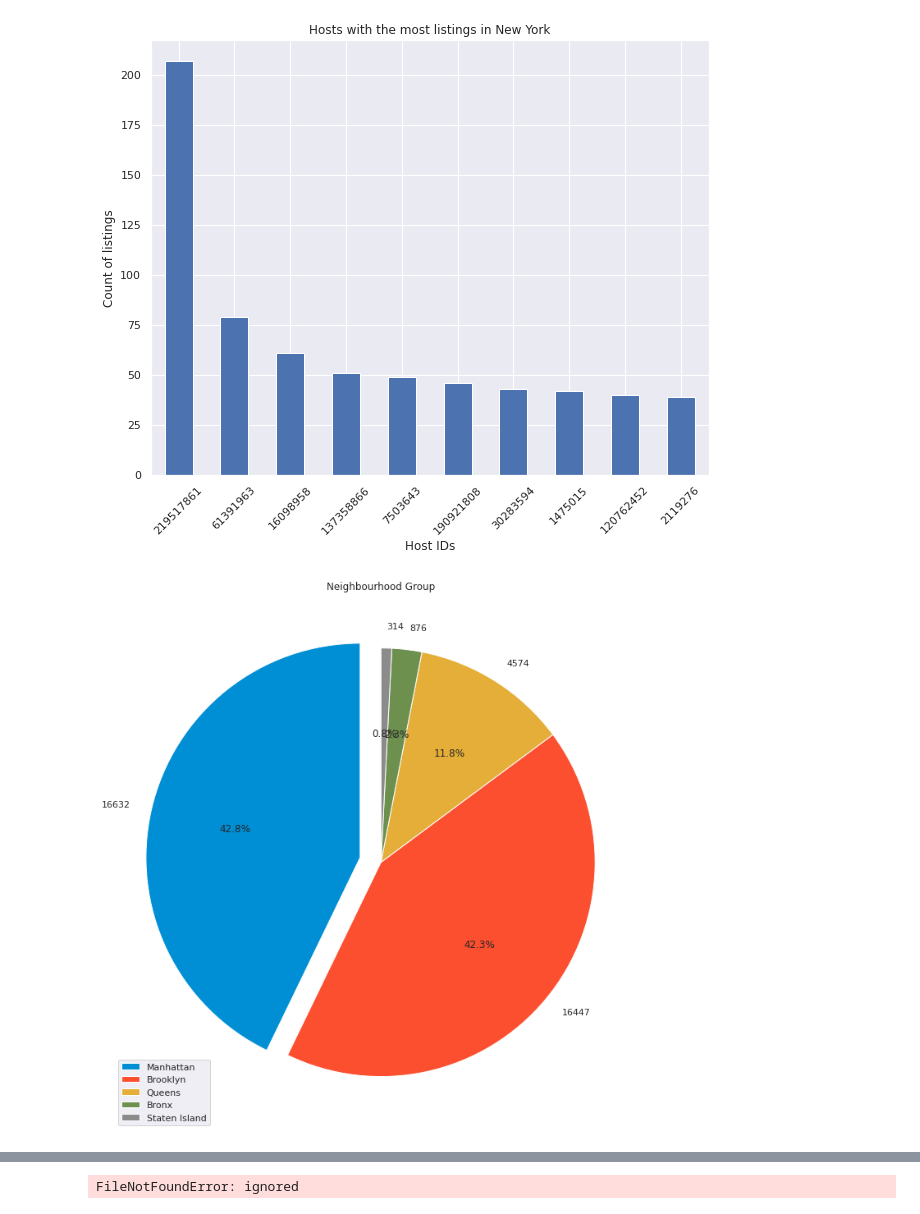
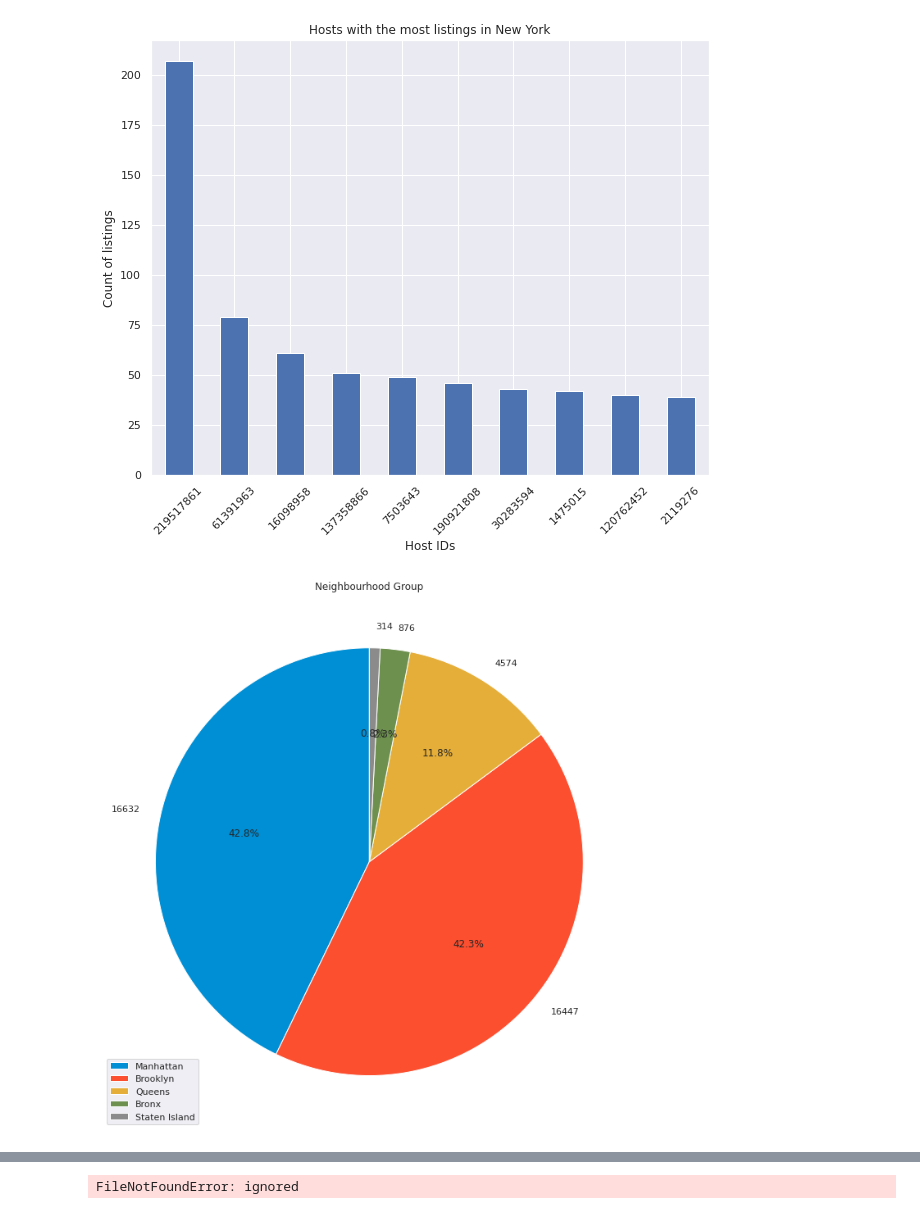
Before and after one commit to mkundhal/Airbnb-Bookings-Analysis---Capstone-Project, a Jupyter notebook: Mandeep_Airbnb_Bookings_Analysis_Capstone_Project.ipynb, the cells around one changed output, grey strips where cells are left out. Drawn from its saved outputs; the diff is of its cells as text; code cells hidden in the pictures.

```diff
--- a/Mandeep_Airbnb_Bookings_Analysis_Capstone_Project.ipynb
+++ b/Mandeep_Airbnb_Bookings_Analysis_Capstone_Project.ipynb
@@ -220,12 +241,12 @@ top_host_id_plot.set_xticklabels(top_host_id_plot.get_xticklabels(), rotation=45
 # %%
 labels = df.neighbourhood_group.value_counts().index
 colors = ['#008fd5','#fc4f30','#e5ae38','#6d904f','#8b8b8b']
-explode = (0.1,0,0,0,0)
+explode = (0,0,0,0,0)
 shape = df.neighbourhood_group.value_counts().values
 plt.figure(figsize=(12,12))
 plt.pie(shape, explode = explode, labels=shape, colors= colors, autopct = '%1.1f%%', startangle=90)
 plt.legend(labels)
 plt.title('Neighbourhood Group')
 plt.show()
 # %% [output]
-[figure, old version]
+[figure, new version]
```
Also changed, not shown: parts of 6 cells of this notebook.
